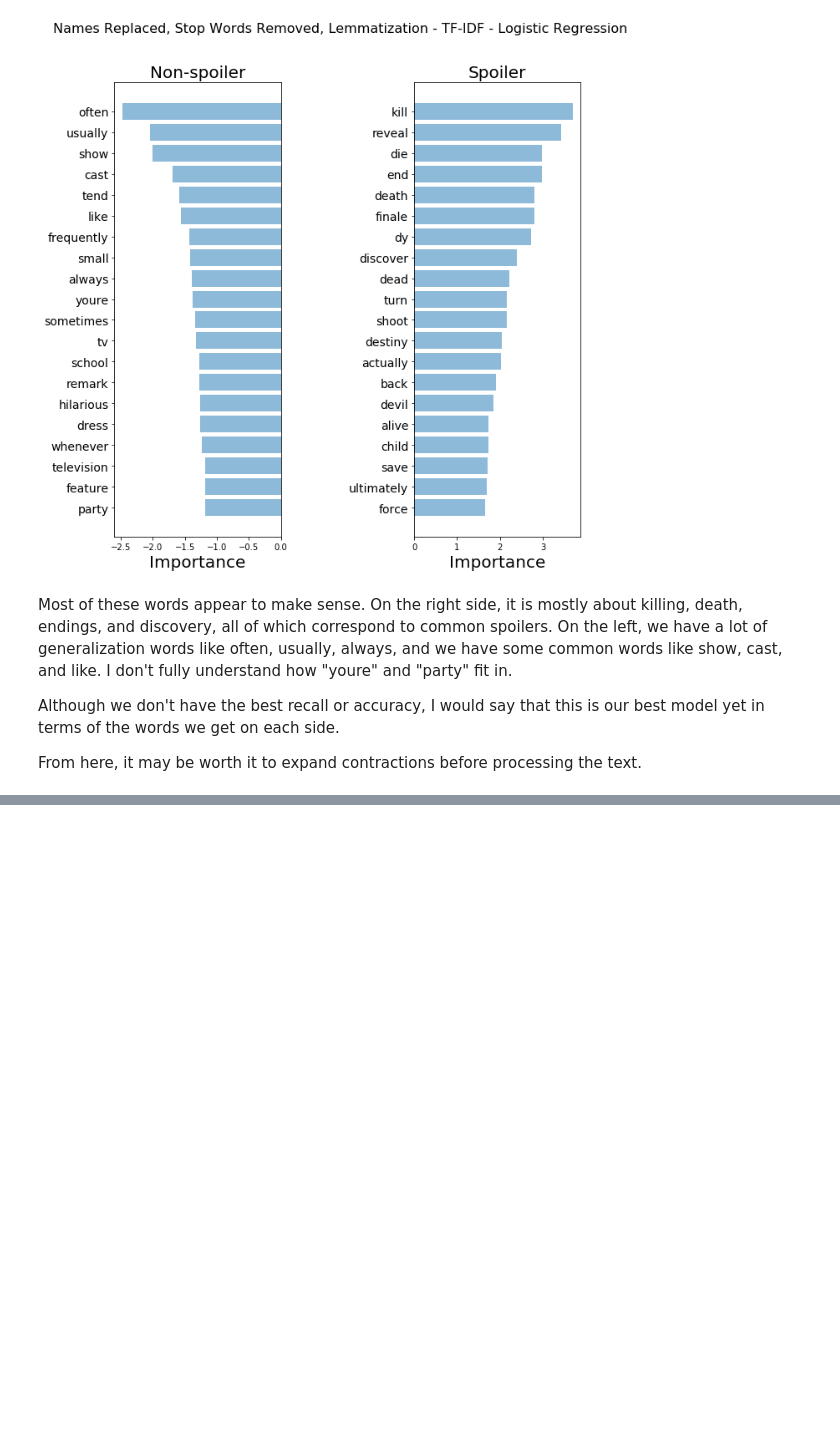
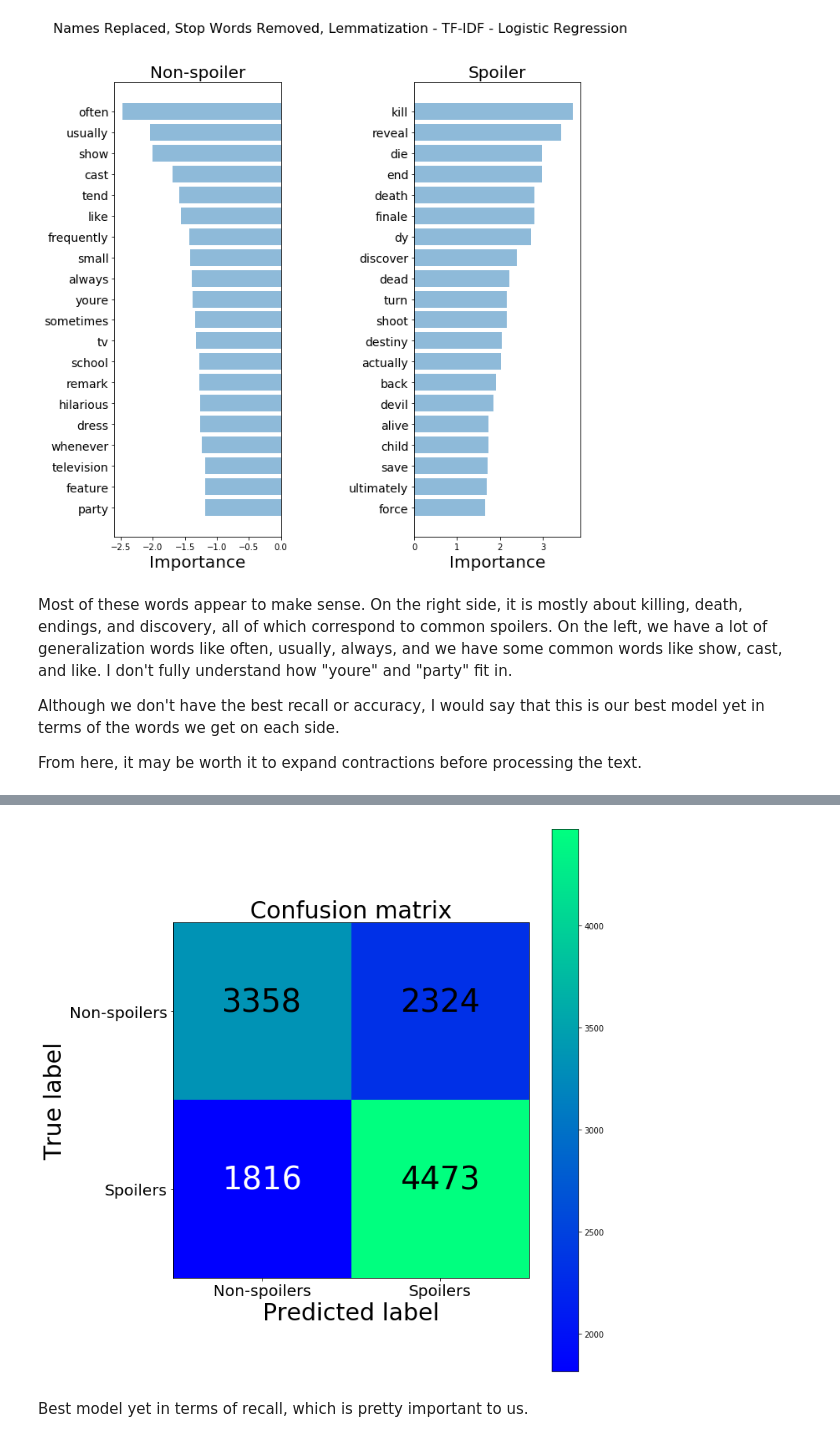
Before and after one commit to ryansmick/victor, a Jupyter notebook: model_selection.ipynb, the cells around one changed output, grey strips where cells are left out. Cells and saved outputs as stored; diff of their text form; code cells hidden in the pictures; blank space fills up the shorter version.

```diff
--- a/model_selection.ipynb
+++ b/model_selection.ipynb
@@ -829,0 +814,25 @@ From here, it may be worth it to expand contractions before processing the text.
+# %%
+import gensim
+
+word2vec_path = "GoogleNews-vectors-negative300.bin.gz"
+word2vec = gensim.models.KeyedVectors.load_word2vec_format(word2vec_path, binary=True)
+# %%
+def get_average_word2vec(tokens_list, vector, generate_missing=False, k=300):
+    if len(tokens_list)<1:
+        return np.zeros(k)
+    if generate_missing:
+        vectorized = [vector[word] if word in vector else np.random.rand(k) for word in tokens_list]
+    else:
+        vectorized = [vector[word] if word in vector else np.zeros(k) for word in tokens_list]
+    length = len(vectorized)
+    summed = np.sum(vectorized, axis=0)
+    averaged = np.divide(summed, length)
+    return averaged
+
+def word_2_vec(data, generate_missing=False):
+    features = []
+    classes = [x[1] for x in data]
+
+    for row in data:
+        features.append(get_average_word2vec(row[0], word2vec, generate_missing=generate_missing))
+    return (np.asarray(features), np.asarray(classes))
@@ -829,0 +891,7 @@ From here, it may be worth it to expand contractions before processing the text.
+# %%
+plot_confusion_matrix(true_labels, pred_labels, ['Non-spoilers', 'Spoilers'])
+plt.show()
+# %% [output]
+[figure, added]
+# %% [markdown]
+Best model yet in terms of recall, which is pretty important to us.
```
Also changed, not shown: parts of 14 cells of this notebook, 2 other files.
